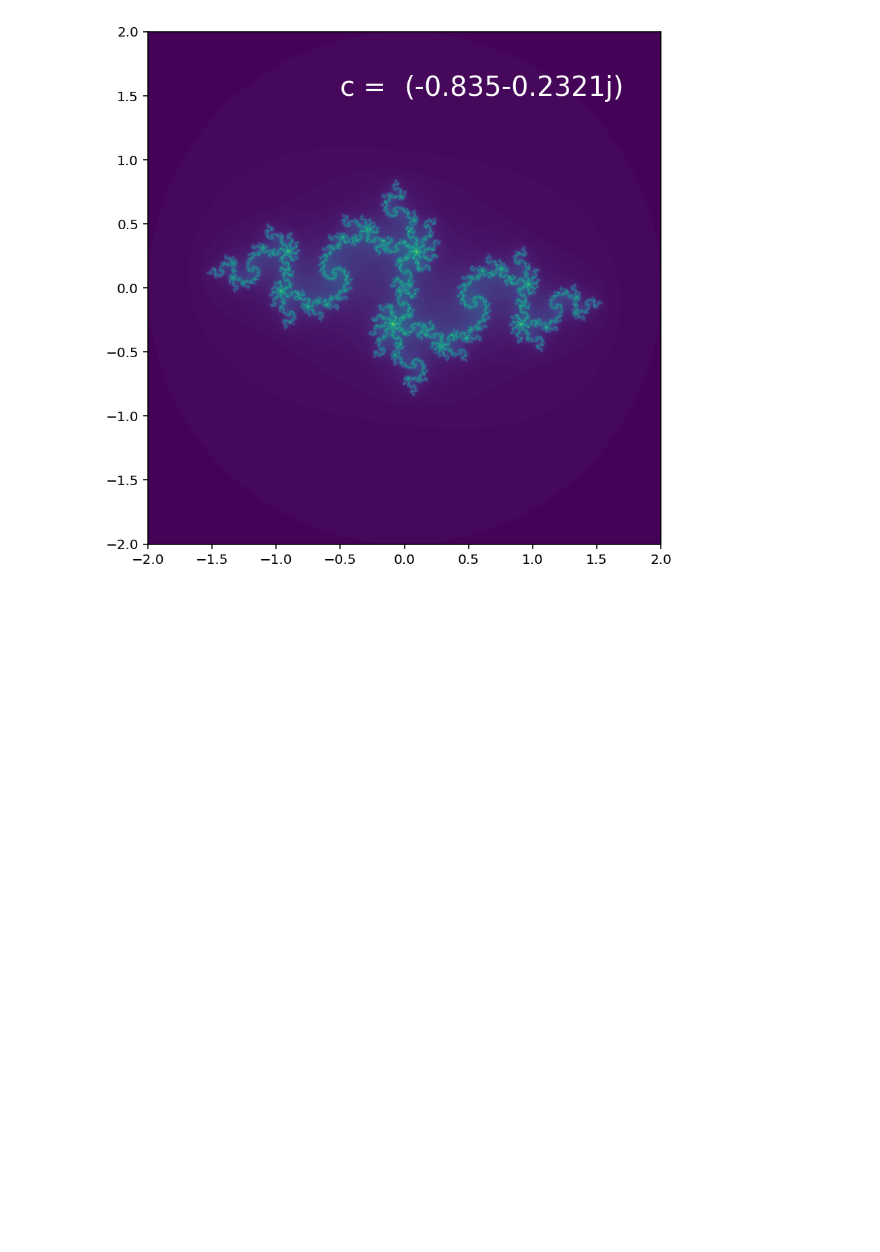
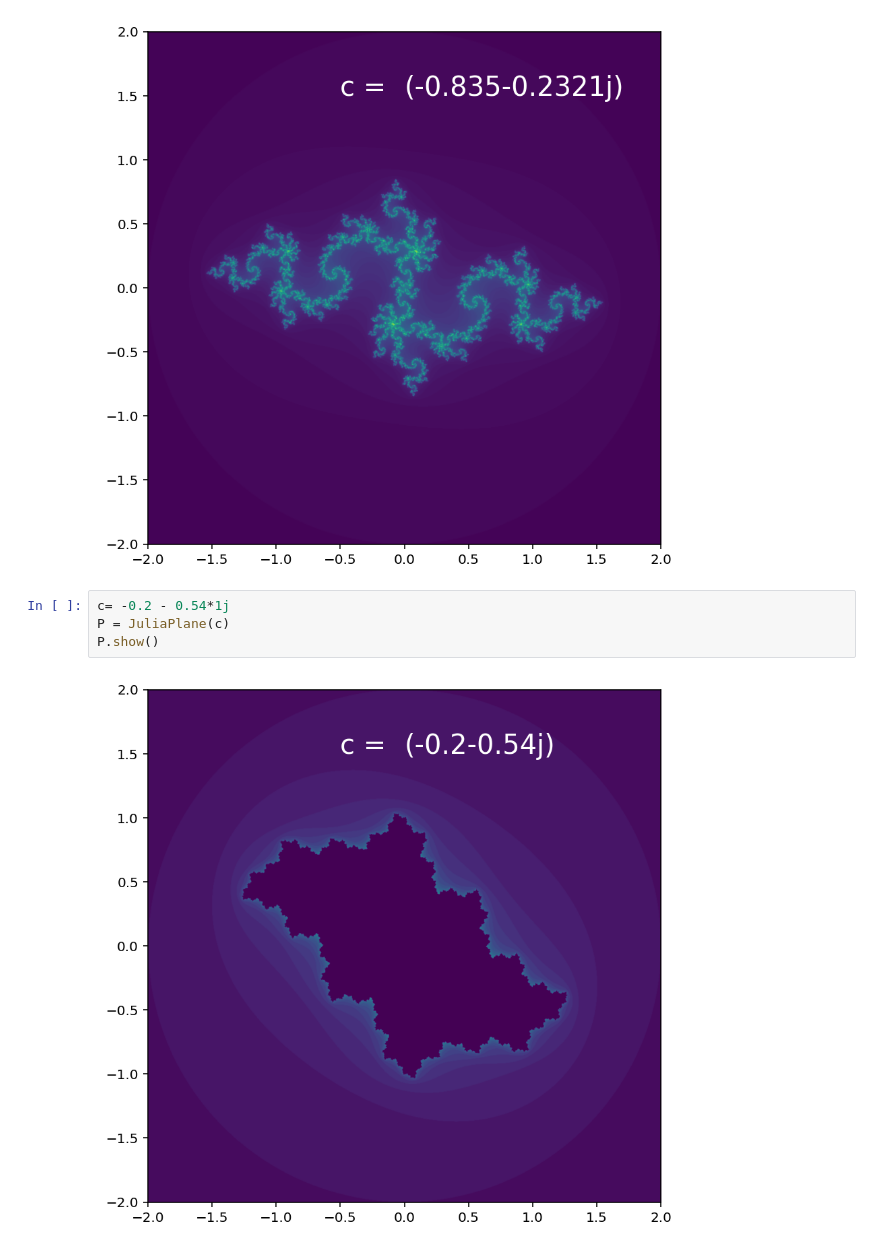
Before and after one commit to chapman-cs510-2017f/cw-07-maxchris, a Jupyter notebook: julia_sets.ipynb, the cells around one changed output. Saved outputs shown, nothing was run; the diff lists cells and outputs as text; blank space fills up the shorter version.

```diff
--- a/julia_sets.ipynb
+++ b/julia_sets.ipynb
@@ -43,3 +45,9 @@ P = JuliaPlane(c)
 P.show()
 # %% [output]
 [figure]
+# %%
+c= -0.2 - 0.54*1j
+P = JuliaPlane(c)
+P.show()
+# %% [output]
+[figure, added]
```
Also changed, not shown: parts of 3 cells of this notebook, 1 other file.
